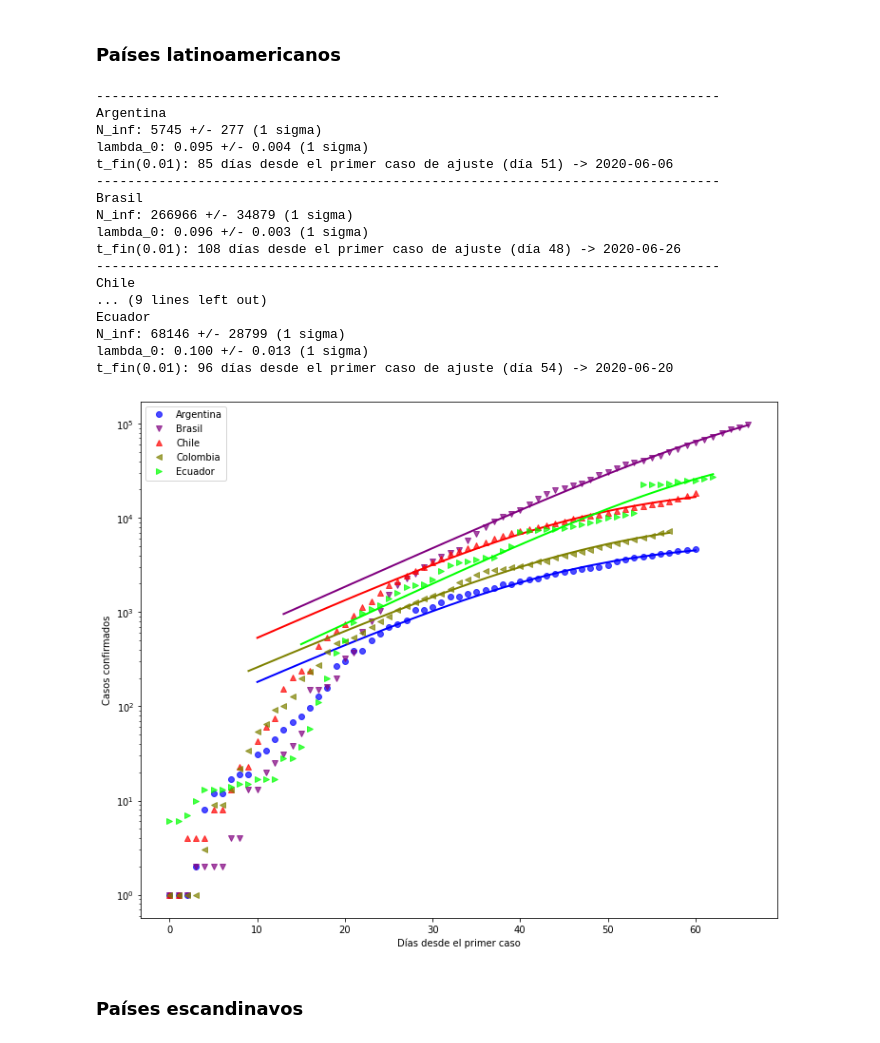
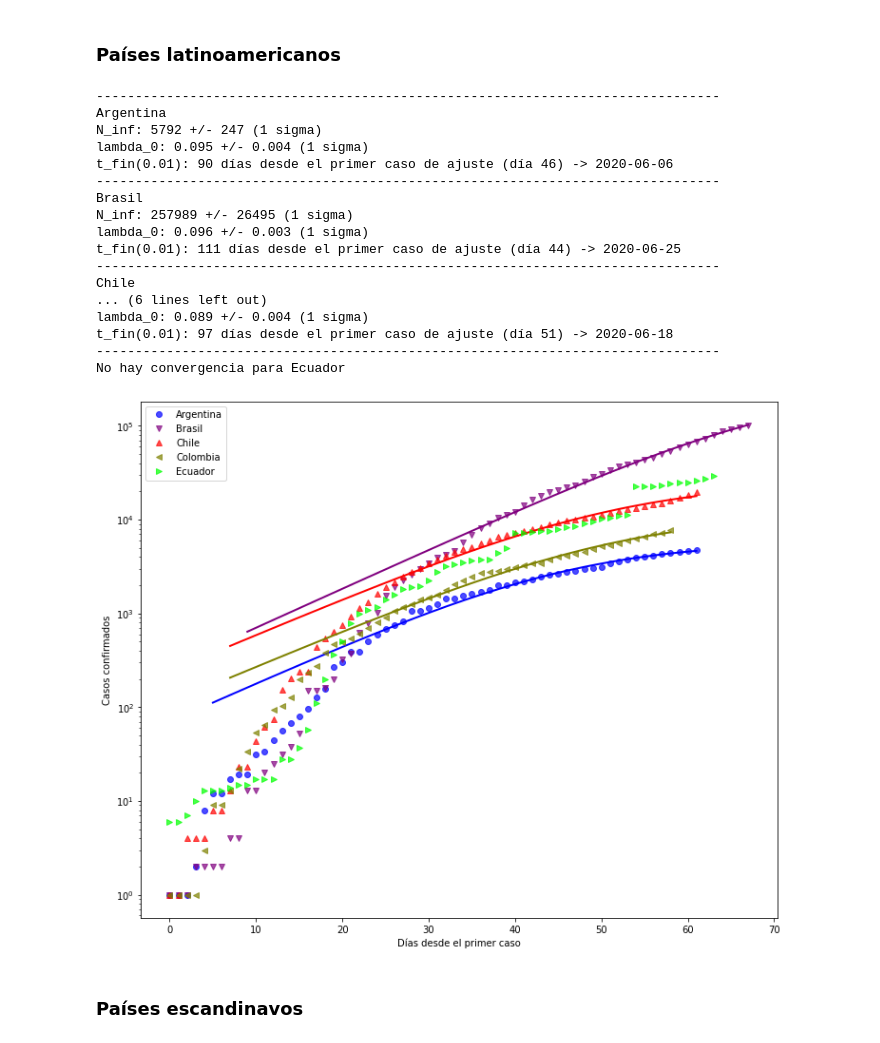
Before and after one commit to manuxch/logistic-covid19, a Jupyter notebook: Logistic_model_COVID-19.ipynb, the cells around one changed output. Drawn from its saved outputs; the diff is of its cells as text; code cells hidden in the pictures.

```diff
--- a/Logistic_model_COVID-19.ipynb
+++ b/Logistic_model_COVID-19.ipynb
@@ -203,26 +203,26 @@ t_fin(0.01): 70 días desde el primer caso de ajuste (día 51) -> 2020-05-22
 # %% [markdown]
 ### Países latinoamericanos
 # %%
-plot_fit(cases_lat, 30, 'Casos confirmados', p_fin=0.01)
+plot_fit(cases_lat, 10, 'Casos confirmados', p_fin=0.01)
 # %% [output]
 --------------------------------------------------------------------------------
 Argentina
-N_inf: 5745 +/- 277 (1 sigma)
+N_inf: 5792 +/- 247 (1 sigma)
 lambda_0: 0.095 +/- 0.004 (1 sigma)
-t_fin(0.01): 85 días desde el primer caso de ajuste (día 51) -> 2020-06-06
+t_fin(0.01): 90 días desde el primer caso de ajuste (día 46) -> 2020-06-06
 --------------------------------------------------------------------------------
 Brasil
-N_inf: 266966 +/- 34879 (1 sigma)
+N_inf: 257989 +/- 26495 (1 sigma)
 lambda_0: 0.096 +/- 0.003 (1 sigma)
-t_fin(0.01): 108 días desde el primer caso de ajuste (día 48) -> 2020-06-26
+t_fin(0.01): 111 días desde el primer caso de ajuste (día 44) -> 2020-06-25
 --------------------------------------------------------------------------------
 Chile
-... (9 lines left out)
-Ecuador
-N_inf: 68146 +/- 28799 (1 sigma)
-lambda_0: 0.100 +/- 0.013 (1 sigma)
-t_fin(0.01): 96 días desde el primer caso de ajuste (día 54) -> 2020-06-20
+... (6 lines left out)
+lambda_0: 0.089 +/- 0.004 (1 sigma)
+t_fin(0.01): 97 días desde el primer caso de ajuste (día 51) -> 2020-06-18
+--------------------------------------------------------------------------------
+No hay convergencia para Ecuador
-[figure, old version]
+[figure, new version]
 # %% [markdown]
 ### Países escandinavos
 # %%
```
Also changed, not shown: parts of 8 cells of this notebook.
